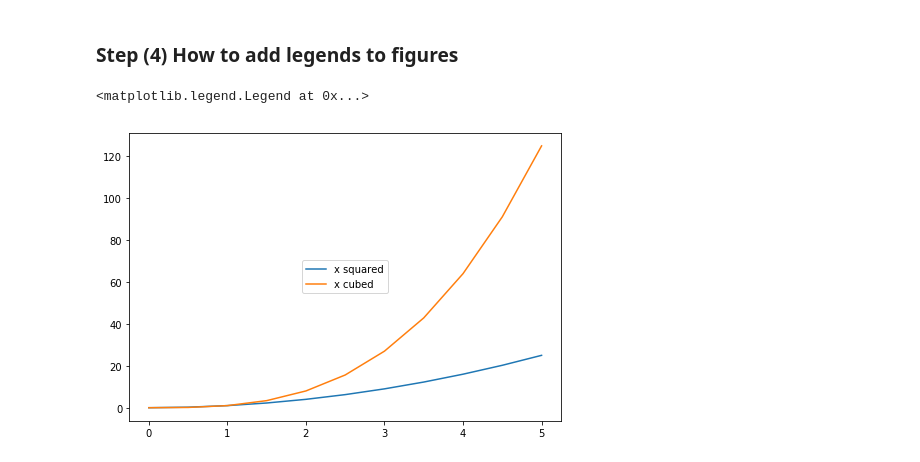
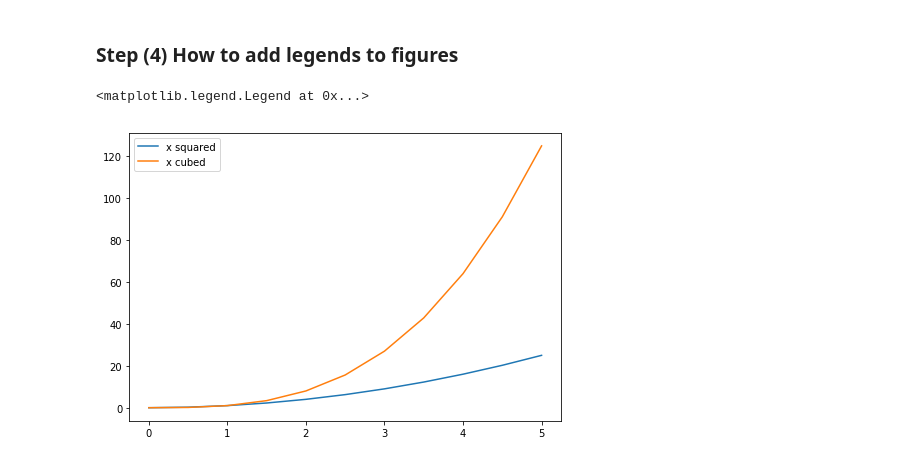
Before and after one commit to kbrook10/bootcamp_python_for_data_science_and_machine_learning, a Jupyter notebook: support_files/Python-for-Data-Visualization/Matplotlib/matplotlib_practice.ipynb, the cells around one changed output. Drawn from its saved outputs; the diff is of its cells as text; code cells hidden in the pictures.

```diff
--- a/support_files/Python-for-Data-Visualization/Matplotlib/matplotlib_practice.ipynb
+++ b/support_files/Python-for-Data-Visualization/Matplotlib/matplotlib_practice.ipynb
@@ -179,22 +179,22 @@ fig.savefig('mytest_fig.png', dpi=200)
 # %%
 # Create a figure
 fig = plt.figure()
 
 # Add axes to the figure -> The values in the list must be between zero and 1
 ax = fig.add_axes([0,0,1,1])
 
 # Plot on the axes created
 ax.plot(x,x ** 2, label='x squared')
 ax.plot(x,x ** 3, label='x cubed')
 
 # Create legend
-ax.legend(loc=10)
+ax.legend(loc=0)
 
 
 # Add x, y labels and a title
 #ax.set_xlabel('x_label')
 #ax.set_ylabel('y_label')
 #ax.set_title('set title')
 # %% [output]
 <matplotlib.legend.Legend at 0x...>
-[figure, old version]
+[figure, new version]
```
Also changed, not shown: parts of 10 cells of this notebook.
